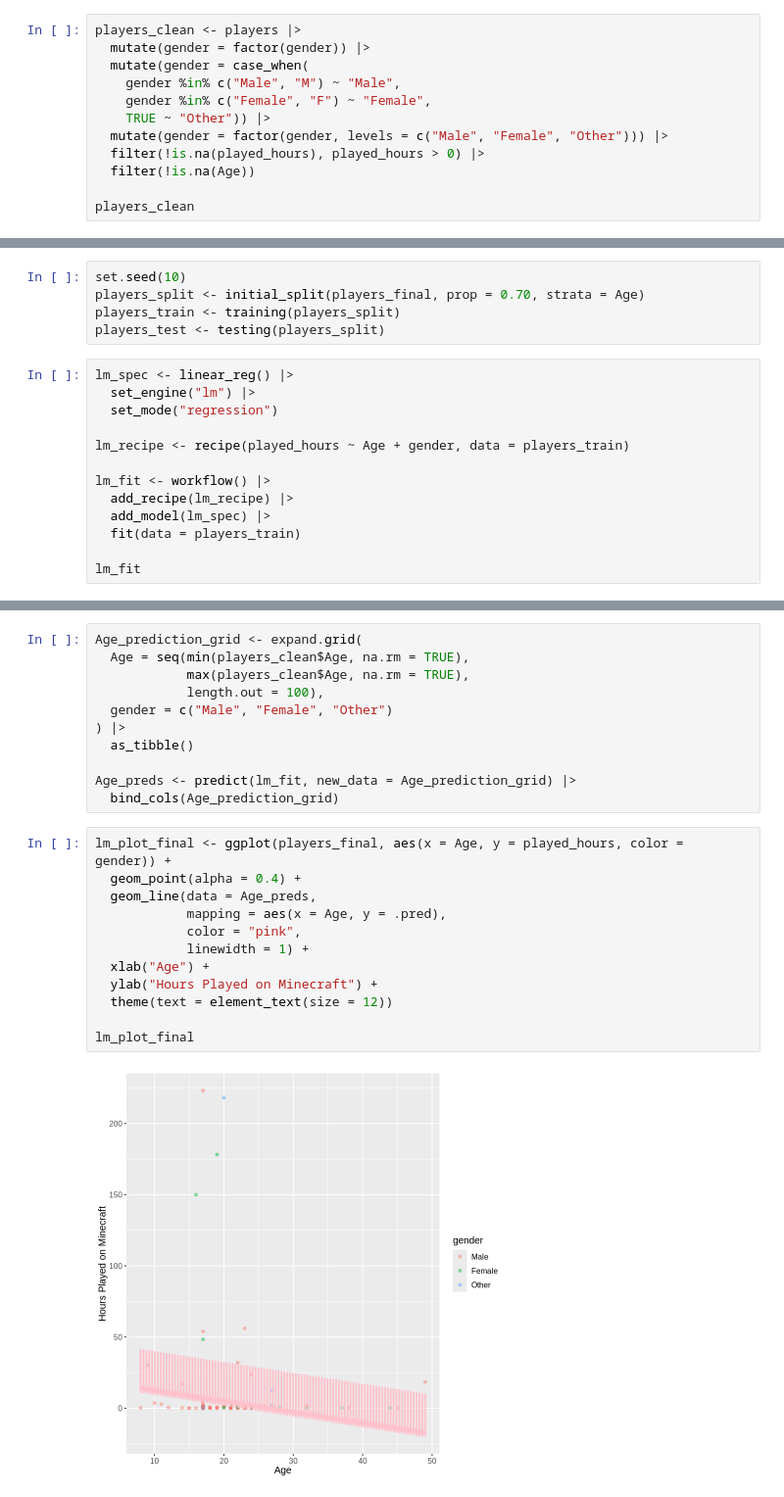
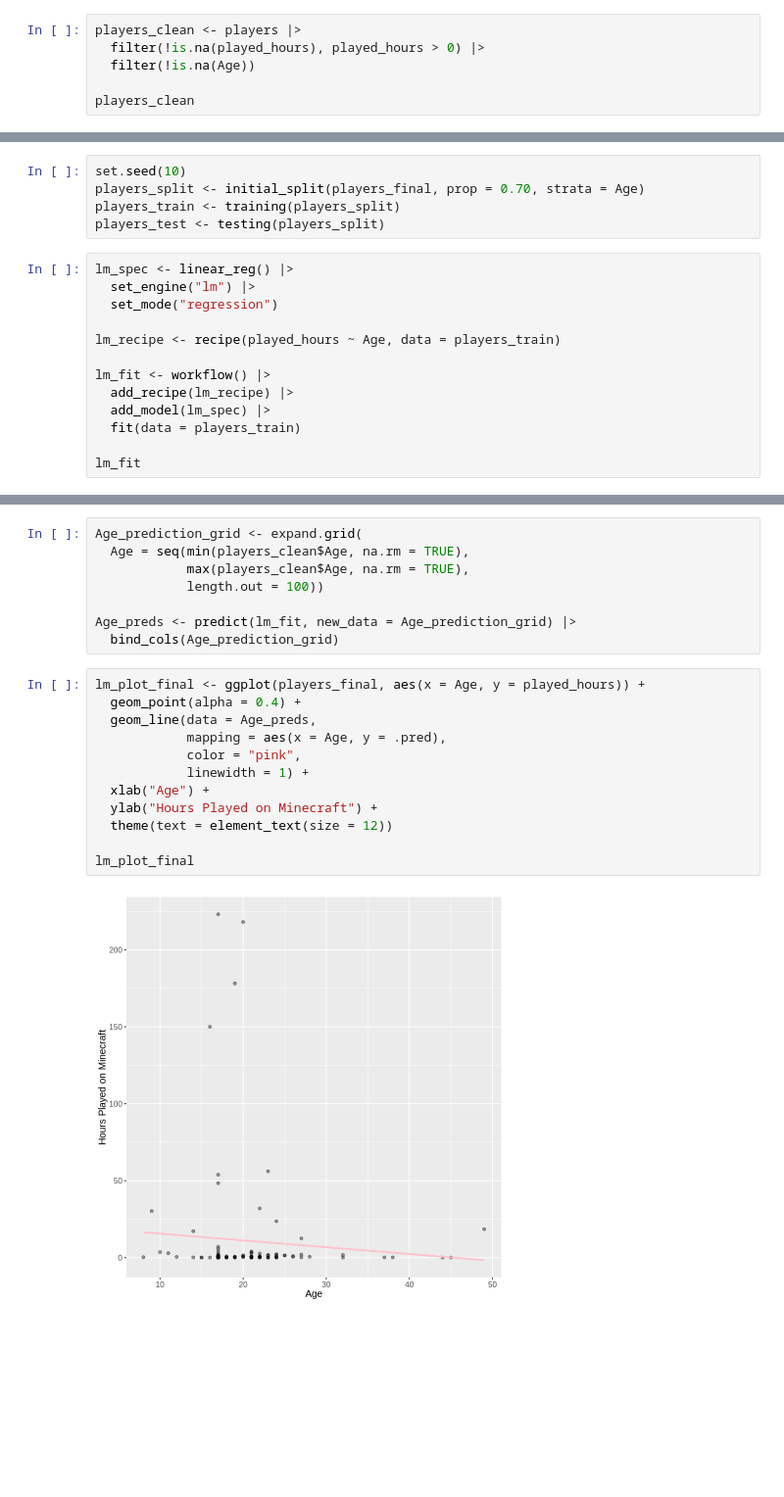
Before and after one commit to cindyttt/dsci-100-2025-final-project, a Jupyter notebook: analysis.ipynb, the cells around one changed output, grey strips where cells are left out. Shown at 98% size. Cells and saved outputs as stored; diff of their text form; blank space fills up the shorter version.

Commit message:
deleted gender variable

```diff
--- a/analysis.ipynb
+++ b/analysis.ipynb
@@ -53,12 +53,6 @@ A spec_tbl_df: 196 × 7
 | Pro | TRUE | d9473710057f7d42f36570f0be83817a4... | 0.2 | Ahmed | Other | NA |
 # %%
 players_clean <- players |>
-  mutate(gender = factor(gender)) |>
-  mutate(gender = case_when(
-    gender %in% c("Male", "M") ~ "Male",
-    gender %in% c("Female", "F") ~ "Female",
-    TRUE ~ "Other")) |>
-  mutate(gender = factor(gender, levels = c("Male", "Female", "Other"))) |>
   filter(!is.na(played_hours), played_hours > 0) |>
   filter(!is.na(Age))
 
@@ -117,7 +111,7 @@ lm_spec <- linear_reg() |>
   set_engine("lm") |>
   set_mode("regression")
 
-lm_recipe <- recipe(played_hours ~ Age + gender, data = players_train)
+lm_recipe <- recipe(played_hours ~ Age, data = players_train)
 
 lm_fit <- workflow() |>
   add_recipe(lm_recipe) |>
@@ -160,27 +154,24 @@ A tibble: 3 × 3
 Age_prediction_grid <- expand.grid(
   Age = seq(min(players_clean$Age, na.rm = TRUE),
             max(players_clean$Age, na.rm = TRUE),
-            length.out = 100),
-  gender = c("Male", "Female", "Other")
-) |>
-  as_tibble()
+            length.out = 100))
 
 Age_preds <- predict(lm_fit, new_data = Age_prediction_grid) |>
   bind_cols(Age_prediction_grid)
 # %%
-lm_plot_final <- ggplot(players_final, aes(x = Age, y = played_hours, color = gender)) +
+lm_plot_final <- ggplot(players_final, aes(x = Age, y = played_hours)) +
   geom_point(alpha = 0.4) +
   geom_line(data = Age_preds,
             mapping = aes(x = Age, y = .pred),
             color = "pink",
             linewidth = 1) +
   xlab("Age") +
   ylab("Hours Played on Minecraft") +
   theme(text = element_text(size = 12))
 
 lm_plot_final
 # %% [output]
-[figure, old version]
+[figure, new version]
 # %%
 coeffs <- lm_fit |>
              extract_fit_parsnip() |>
```
Also changed, not shown: parts of 5 cells of this notebook.
